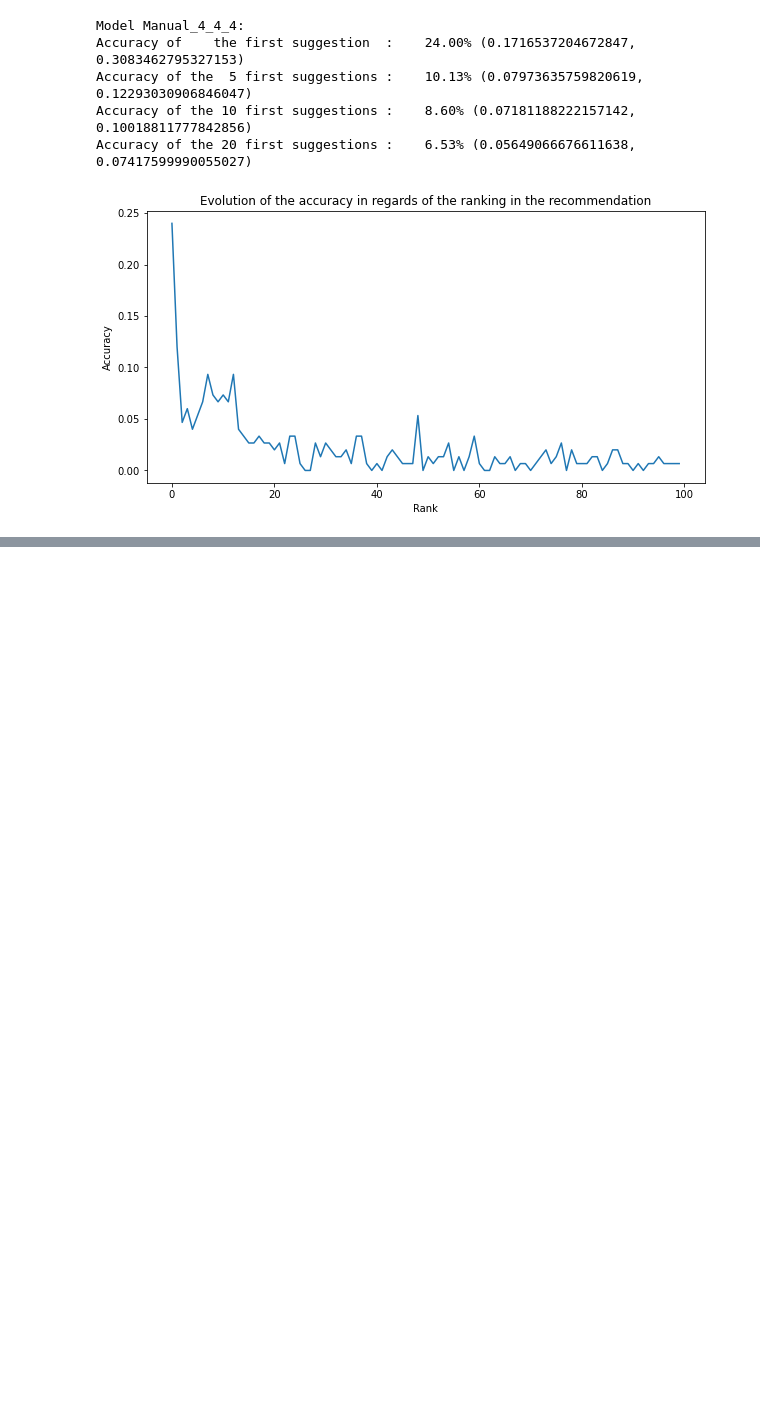
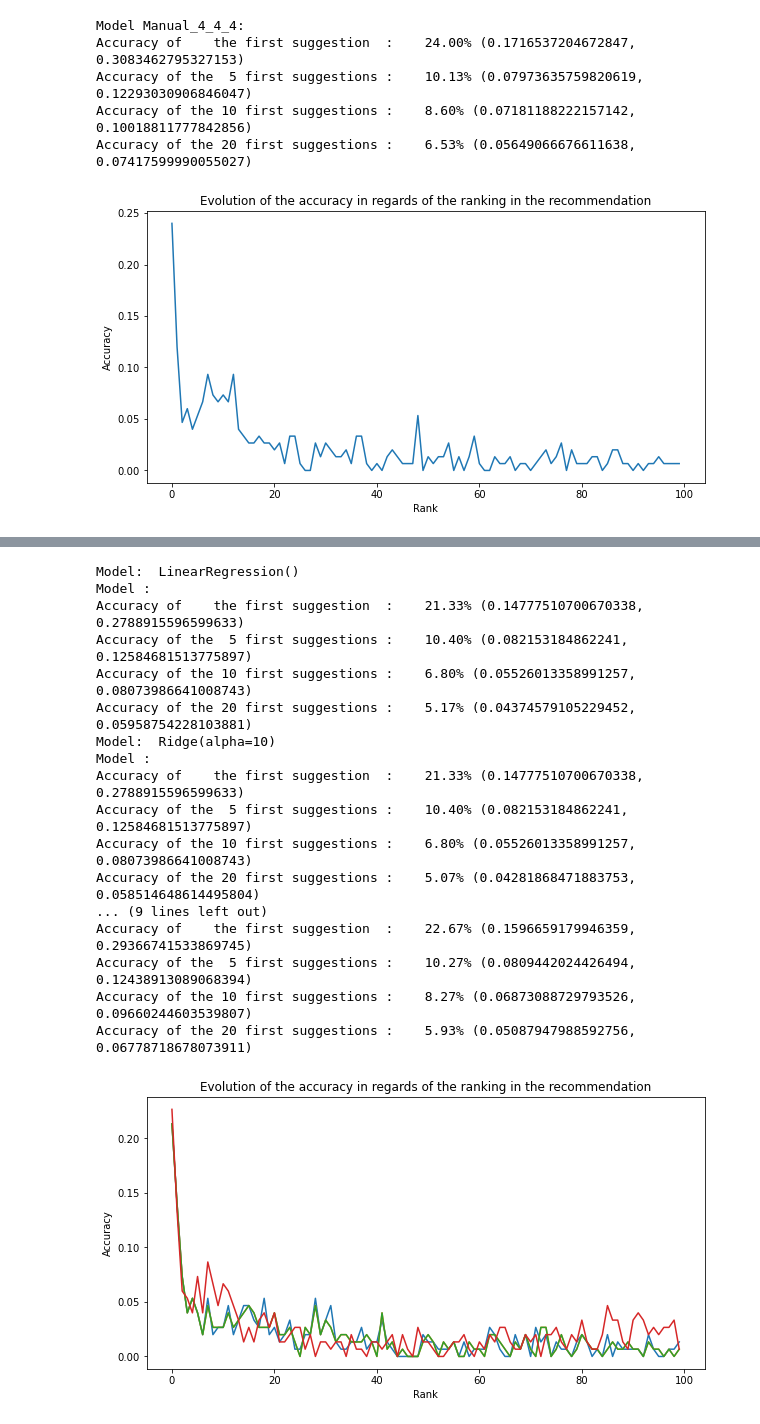
Before and after one commit to PierreChag/fml-spotify-recommendation, a Jupyter notebook: Recommender.ipynb, the cells around one changed output, grey strips where cells are left out. Saved outputs shown, nothing was run; the diff lists cells and outputs as text; code cells hidden in the pictures; blank space fills up the shorter version.

```diff
--- a/Recommender.ipynb
+++ b/Recommender.ipynb
@@ -337,0 +376,29 @@ Accuracy of the 20 first suggestions :    6.53% (0.05649066676611638, 0.07417599
+# %%
+#Model evulation with weighted score
+for model in models:
+    print('Model: ', model)
+    model = model.fit(X_train[['score_pop', 'score_sim', 'score_play_count', 'weighted_score']], y_train)
+
+
+    reco_mixed = Recommenders.MixedRecommenders(model, X_test, ['score_pop', 'score_sim', 'score_play_count', 'weighted_score'])
+    sample_evaluation = Evaluation.Evaluation(sample_users, df, seed)
+    sample_evaluation.evaluate(reco_mixed.recommend)
+# %% [output]
+Model:  LinearRegression()
+Model :
+Accuracy of    the first suggestion  :    21.33% (0.14777510700670338, 0.2788915596599633)
+Accuracy of the  5 first suggestions :    10.40% (0.082153184862241, 0.12584681513775897)
+Accuracy of the 10 first suggestions :    6.80% (0.05526013358991257, 0.08073986641008743)
+Accuracy of the 20 first suggestions :    5.17% (0.04374579105229452, 0.05958754228103881)
+Model:  Ridge(alpha=10)
+Model :
+Accuracy of    the first suggestion  :    21.33% (0.14777510700670338, 0.2788915596599633)
+Accuracy of the  5 first suggestions :    10.40% (0.082153184862241, 0.12584681513775897)
+Accuracy of the 10 first suggestions :    6.80% (0.05526013358991257, 0.08073986641008743)
+Accuracy of the 20 first suggestions :    5.07% (0.04281868471883753, 0.058514648614495804)
+... (9 lines left out)
+Accuracy of    the first suggestion  :    22.67% (0.1596659179946359, 0.29366741533869745)
+Accuracy of the  5 first suggestions :    10.27% (0.0809442024426494, 0.12438913089068394)
+Accuracy of the 10 first suggestions :    8.27% (0.06873088729793526, 0.09660244603539807)
+Accuracy of the 20 first suggestions :    5.93% (0.05087947988592756, 0.06778718678073911)
+[figure, added]
```
Also changed, not shown: parts of 8 cells of this notebook, 1 other file.
